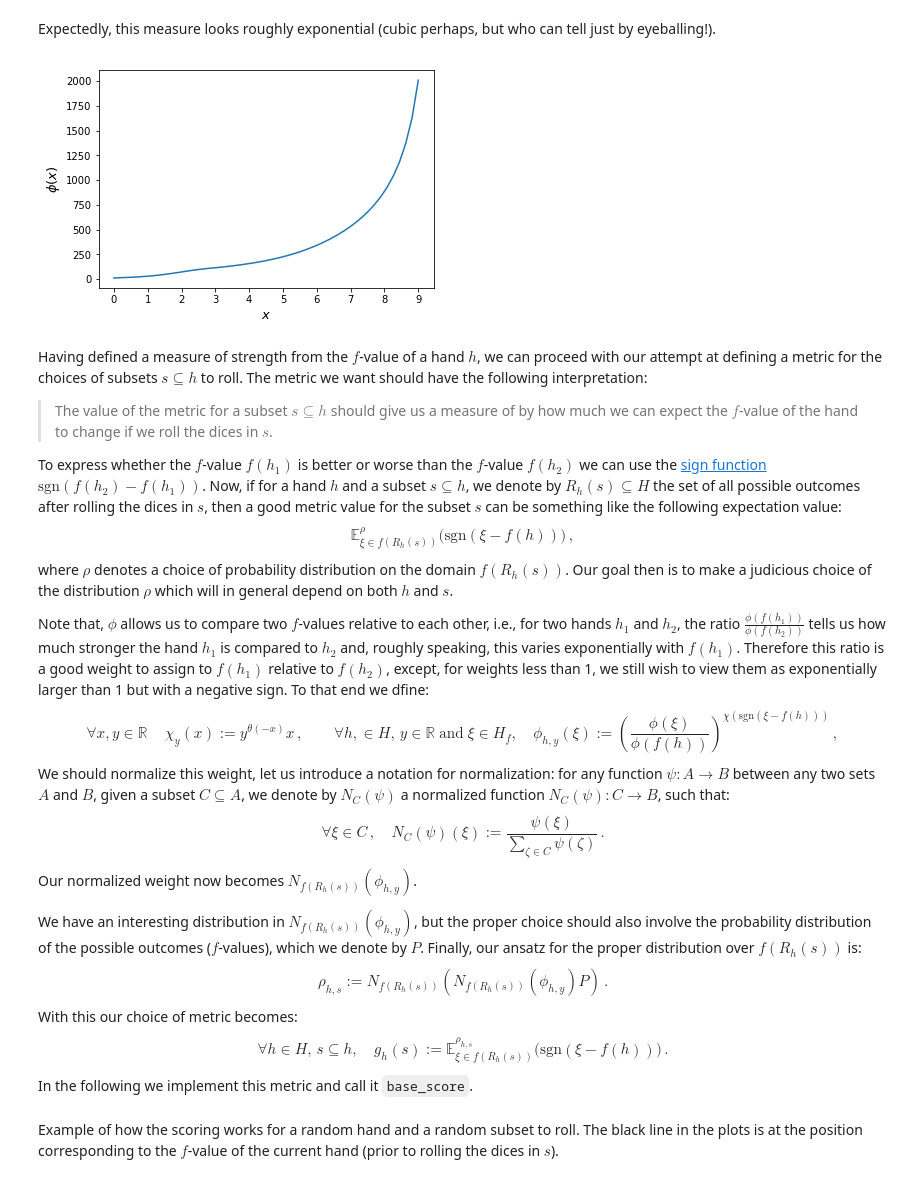
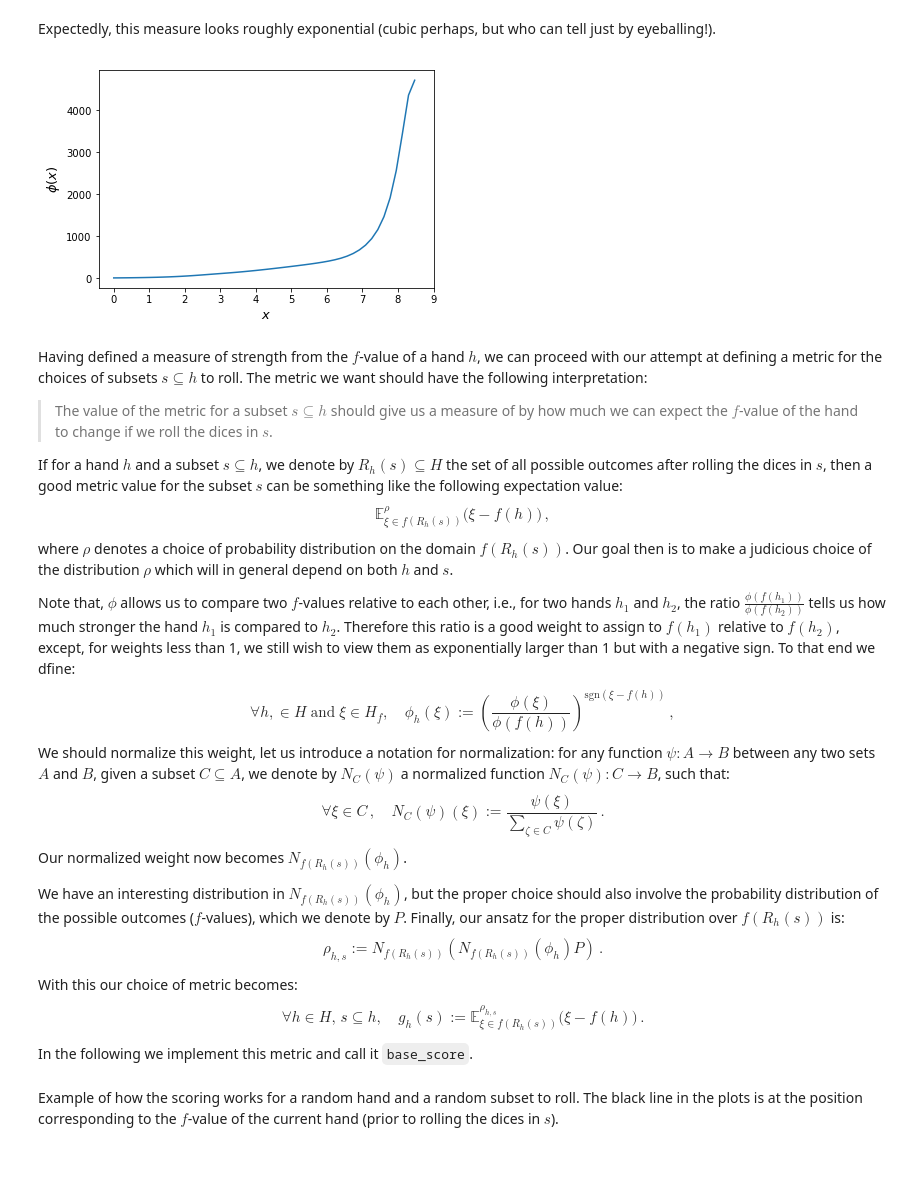
Before and after one commit to niornob/dice_poker_witcher_2, a Jupyter notebook: dice.ipynb, the cells around one changed output. Saved outputs shown, nothing was run; the diff lists cells and outputs as text; code cells hidden in the pictures.

```diff
--- a/dice.ipynb
+++ b/dice.ipynb
@@ -64,7 +64,9 @@ class Score:
         return self.state, self.face_value
 
     def __repr__(self):
-        return self.state + ' - ' + 'Rank: ' + str(self.rank()) + ', Face value: ' + str(self.face_value)
+        len_offset = len('Five High Straight') - len(self.state)
+        len_offset = ''.join([' ']*len_offset)
+        return len_offset + self.state + ' - ' + 'Rank: ' + str(self.rank()) + ', Face value: ' + str(self.face_value)
 
     def __lt__(self, other):
         return self.rank_fine() < other.rank_fine()
@@ -300,7 +302,15 @@ y_nonAnom = np.array(rankVprob_nonAnom.values)
 
 # Though we said that the function we are looking for looks exponential, for approximation purposes a cubic
 # interpolation (or even a quadratic one) works just fine.
-pi = InterpolatedUnivariateSpline(x_nonAnom, y_nonAnom, k=3)
+rank_fines = np.vectorize(lambda x: x.rank_fine())(rankVprob['Score'])
+x_shift = []
+for i in range(9):
+    mean_i = i
+    slice_i = rank_fines[np.vectorize(bool)(np.array(rank_fines >= i) * np.array(rank_fines < i+1))]
+    if len(slice_i) > 0:
+        mean_i = np.mean(slice_i)
+    x_shift.append(mean_i - i)
+pi = InterpolatedUnivariateSpline(x_nonAnom+np.array(x_shift)[mask], y_nonAnom, k=3)
 # pi as defined in the above line will be used later, so it's crucial to keep this definition intact
 # in form and substance throughout the notebook.
 
@@ -331,39 +341,39 @@ def phi(rank):
     # We are going to define phi with a slight modification, we will insert a small number in the denominator
     # in addition to pi. The reason is that this allows us to avoid erratic behavious near the highest f-values
     # that would otherwise be cause by tiny outputs of pi.
-    epsilon = 0.001
+    epsilon = 0.0001
 
     return 1/(pi(rank)+epsilon)
 # %% [markdown]
 Expectedly, this measure looks roughly exponential (cubic perhaps, but who can tell just by eyeballing!).
 # %%
 if(__name__ == '__main__'):
-    x = np.linspace(0, 9, num=50, endpoint=True)
+    x = np.linspace(0, 8.47, num=50, endpoint=True)
     plt.plot(x, np.vectorize(phi)(x))
     plt.xticks(range(0,10))
     plt.xlabel('$x$', fontsize=13)
     plt.ylabel('$\phi(x)$', fontsize=13)
     plt.show()
 # %% [output]
-[figure, old version]
+[figure, new version]
 # %% [markdown]
 Having defined a measure of strength from the $f$-value of a hand $h$, we can proceed with our attempt at defining a metric for the choices of subsets $s \subseteq h$ to roll. The metric we want should have the following interpretation:
 > The value of the metric for a subset $s \subseteq h$ should give us a measure of by how much we can expect the $f$-value of the hand to change if we roll the dices in $s$.
 
-To express whether the $f$-value $f(h_1)$ is better or worse than the $f$-value $f(h_2)$ we can use the [sign function](https://en.wikipedia.org/wiki/Sign_function) $\mathrm{sgn}(f(h_2) - f(h_1))$. Now, if for a hand $h$ and a subset $s \subseteq h$, we denote by $R_h(s) \subseteq H$ the set of all possible outcomes after rolling the dices in $s$, then a good metric value for the subset $s$ can be something like the following expectation value:
-$$ \mathbb E^\rho_{\xi \in f(R_h(s))} \big(\mathrm{sgn}(\xi - f(h))\big)\,, $$
+If for a hand $h$ and a subset $s \subseteq h$, we denote by $R_h(s) \subseteq H$ the set of all possible outcomes after rolling the dices in $s$, then a good metric value for the subset $s$ can be something like the following expectation value:
+$$ \mathbb E^\rho_{\xi \in f(R_h(s))} \big(\xi - f(h)\big)\,, $$
 where $\rho$ denotes a choice of probability distribution on the domain $f(R_h(s))$. Our goal then is to make a judicious choice of the distribution $\rho$ which will in general depend on both $h$ and $s$.
 
-Note that, $\phi$ allows us to compare two $f$-values relative to each other, i.e., for two hands $h_1$ and $h_2$, the ratio $\frac{\phi(f(h_1))}{\phi(f(h_2))}$ tells us how much stronger the hand $h_1$ is compared to $h_2$ and, roughly speaking, this varies exponentially with $f(h_1)$. Therefore this ratio is a good weight to assign to $f(h_1)$ relative to $f(h_2)$, except, for weights less than 1, we still wish to view them as exponentially larger than 1 but with a negative sign. To that end we dfine:
-$$ \forall x, y \in \mathbb R\, \quad \chi_y(x) := y^{\theta(-x)} x\,, \qquad \forall h, \in H,\, y \in \mathbb R\; \mbox{and}\; \xi \in H_f, \quad \phi_{h,y}(\xi) := \left(\frac{\phi(\xi)}{\phi(f(h))} \right)^{\chi\left(\mathrm{sgn}\left(\xi-f(h)\right)\right)}\,,$$
+Note that, $\phi$ allows us to compare two $f$-values relative to each other, i.e., for two hands $h_1$ and $h_2$, the ratio $\frac{\phi(f(h_1))}{\phi(f(h_2))}$ tells us how much stronger the hand $h_1$ is compared to $h_2$. Therefore this ratio is a good weight to assign to $f(h_1)$ relative to $f(h_2)$, except, for weights less than 1, we still wish to view them as exponentially larger than 1 but with a negative sign. To that end we dfine:
+$$ \forall h, \in H\; \mbox{and}\; \xi \in H_f, \quad \phi_{h}(\xi) := \left(\frac{\phi(\xi)}{\phi(f(h))} \right)^{\mathrm{sgn}\left(\xi-f(h)\right)}\,,$$
 We should normalize this weight, let us introduce a notation for normalization: for any function $\psi: A \to B$ between any two sets $A$ and $B$, given a subset $C \subseteq A$, we denote by $N_C(\psi)$ a normalized function $N_C(\psi) : C \to B$, such that:
 $$ \forall \xi \in C\,, \quad N_C(\psi)(\xi) := \frac{\psi(\xi)}{\sum_{\zeta \in C} \psi(\zeta)}\,. $$
-Our normalized weight now becomes $N_{f(R_h(s))}(\phi_{h,y})$.
+Our normalized weight now becomes $N_{f(R_h(s))}(\phi_{h})$.
 
-We have an interesting distribution in $N_{f(R_h(s))}(\phi_{h,y})$, but the proper choice should also involve the probability distribution of the possible outcomes ($f$-values), which we denote by $P$. Finally, our ansatz for the proper distribution over $f(R_h(s))$ is:
-$$ \rho_{h,s} := N_{f(R_h(s))}\left(N_{f(R_h(s))}(\phi_{h,y}) P\right)\,. $$
+We have an interesting distribution in $N_{f(R_h(s))}(\phi_{h})$, but the proper choice should also involve the probability distribution of the possible outcomes ($f$-values), which we denote by $P$. Finally, our ansatz for the proper distribution over $f(R_h(s))$ is:
+$$ \rho_{h,s} := N_{f(R_h(s))}\left(N_{f(R_h(s))}(\phi_{h}) P\right)\,. $$
 With this our choice of metric becomes:
-$$ \forall h \in H,\, s \subseteq h, \quad g_h(s) := \mathbb E^{\rho_{h,s}}_{\xi \in f(R_h(s))} \big(\mathrm{sgn}(\xi - f(h)) \big)\,.$$
+$$ \forall h \in H,\, s \subseteq h, \quad g_h(s) := \mathbb E^{\rho_{h,s}}_{\xi \in f(R_h(s))} \big(\xi - f(h) \big)\,.$$
 
 In the following we implement this metric and call it `base_score`.
 # %%
```
Also changed, not shown: parts of 7 cells of this notebook, 2 other files.
